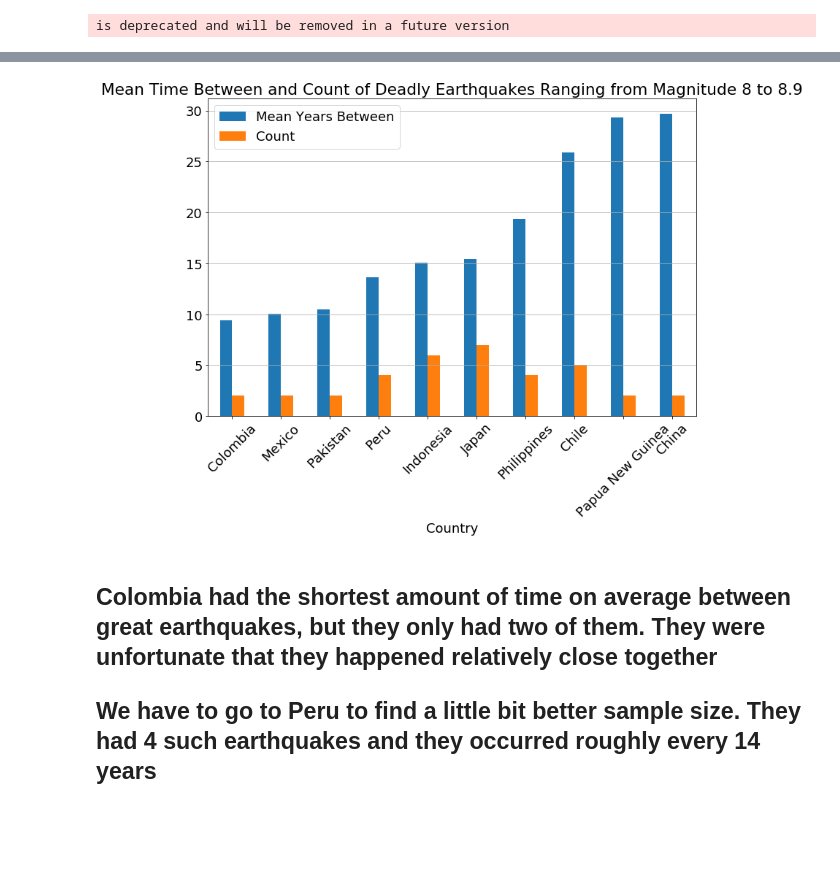
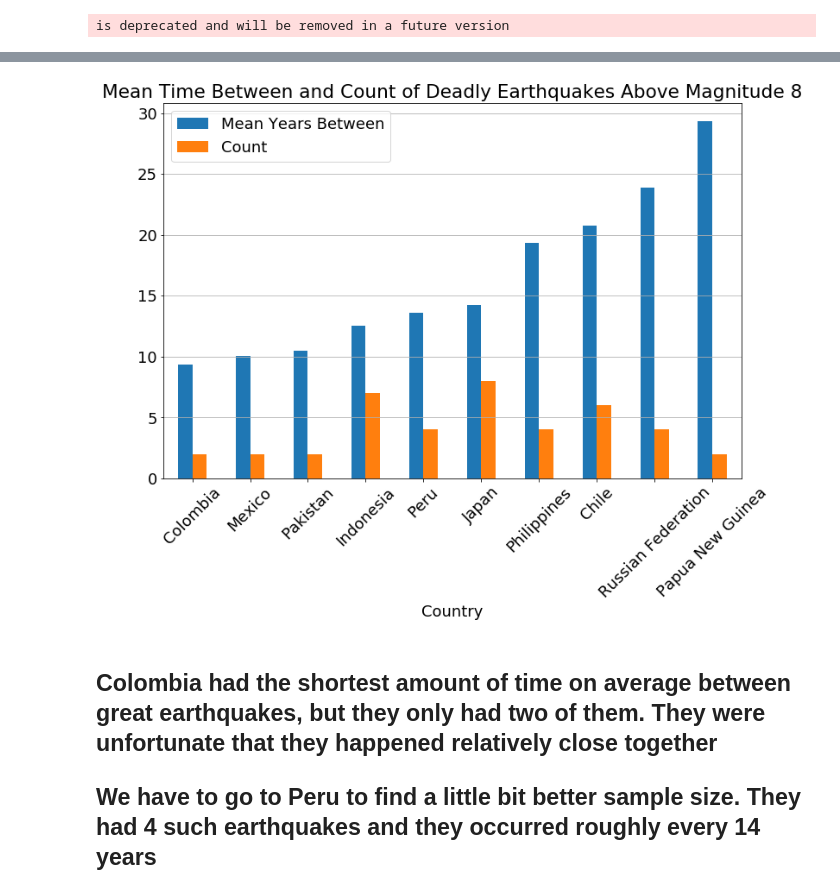
Before and after one commit to asidamo/Earthquakes-Analysis, a Jupyter notebook: DQ3_Andrew.ipynb, the cells around one changed output, grey strips where cells are left out. Saved outputs shown, nothing was run; the diff lists cells and outputs as text; code cells hidden in the pictures; blank space fills up the shorter version.

```diff
--- a/DQ3_Andrew.ipynb
+++ b/DQ3_Andrew.ipynb
@@ -682,6 +415,6 @@ above_9.head(10)
 ## Only 5 deadly earthquakes magnitude 9 or above between 1900 and 2011
 # %%
 between_8_9 = clean_df.loc[clean_df['magnitude']>=8]
-between_8_9 = between_8_9.loc[between_8_9['magnitude']<9]
+#between_8_9 = between_8_9.loc[between_8_9['magnitude']<9]
 between_8_9.shape
 # %% [output]
@@ -779,13 +471,13 @@ time_diff_8_9.sort_values(by='years').head(15)
 # %%
 time_diff_8_9.sort_values(by='years', ascending=True).head(10).plot(kind='bar', y=['years','count'], x='country', legend=True)
-plt.grid(axis='x')
+plt.grid(axis='y')
 plt.legend(['Mean Years Between', 'Count'])
-plt.title('Mean Time Between and Count of Deadly Earthquakes Ranging from Magnitude 8 to 8.9')
+plt.title('Mean Time Between and Count of Deadly Earthquakes Above Magnitude 8')
 plt.xlabel('Country')
 #plt.ylabel('Mean Time Between Earthquakes (Years)')
 plt.xticks(rotation=45);
 # %% [output]
-[figure, old version]
+[figure, new version]
 # %% [markdown]
 ## Colombia had the shortest amount of time on average between great earthquakes, but they only had two of them. They were unfortunate that they happened relatively close together
 
```
Also changed, not shown: parts of 46 cells of this notebook.
